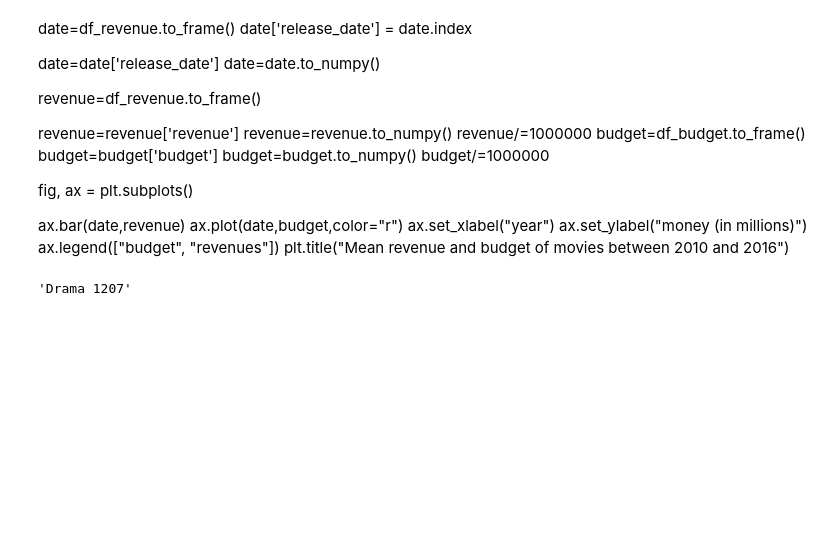
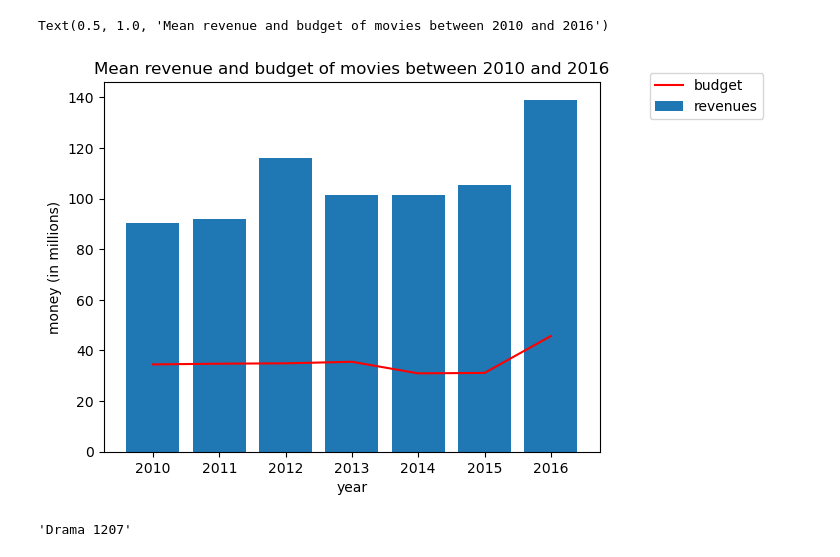
Before and after one commit to DamMroz/program_9_1, a Jupyter notebook: task_9_1.ipynb, the cells around one changed output. Cells and saved outputs as stored; diff of their text form; code cells hidden in the pictures; blank space fills up the shorter version.

```diff
--- a/task_9_1.ipynb
+++ b/task_9_1.ipynb
@@ -28,31 +28,34 @@ df_restricted=df[(df['release_date'] > 2009) & (df['release_date'] < 2017) ]
 # %%
 df_revenue=df_restricted.groupby(['release_date'])['revenue'].mean()
 df_budget=df_restricted.groupby(['release_date'])['budget'].mean()
-# %% [markdown]
-date=df_revenue.to_frame()
-date['release_date'] = date.index
-
-date=date['release_date']
-date=date.to_numpy()
-
-revenue=df_revenue.to_frame()
-
-revenue=revenue['revenue']
-revenue=revenue.to_numpy()
-revenue/=1000000
-budget=df_budget.to_frame()
-budget=budget['budget']
-budget=budget.to_numpy()
-budget/=1000000
-
-fig, ax = plt.subplots()
-
-ax.bar(date,revenue)
-ax.plot(date,budget,color="r")
-ax.set_xlabel("year")
-ax.set_ylabel("money (in millions)")
-ax.legend(["budget", "revenues"])
-plt.title("Mean revenue and budget of movies between 2010 and 2016")
+# %%
+date=df_revenue.to_frame()
+date['release_date'] = date.index
+
+date=date['release_date']
+date=date.to_numpy()
+
+revenue=df_revenue.to_frame()
+
+revenue=revenue['revenue']
+revenue=revenue.to_numpy()
+revenue/=1000000
+budget=df_budget.to_frame()
+budget=budget['budget']
+budget=budget.to_numpy()
+budget/=1000000
+
+fig, ax = plt.subplots()
+
+ax.bar(date,revenue)
+ax.plot(date,budget,color="r")
+ax.set_xlabel("year")
+ax.set_ylabel("money (in millions)")
+ax.legend(["budget", "revenues"],loc=(1.10,0.9))
+plt.title("Mean revenue and budget of movies between 2010 and 2016")
+# %% [output]
+Text(0.5, 1.0, 'Mean revenue and budget of movies between 2010 and 2016')
+[figure, added]
 # %%
 df_genres.rename(columns={"genres":"genre"},inplace=True)
 # %%
```
Also changed, not shown: parts of 1 cell of this notebook.
